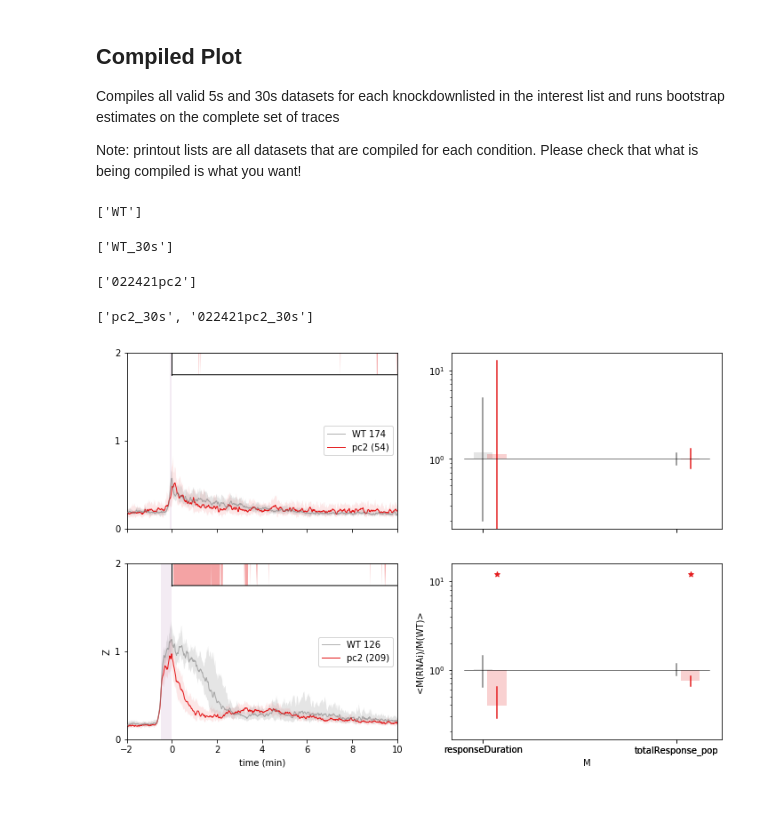
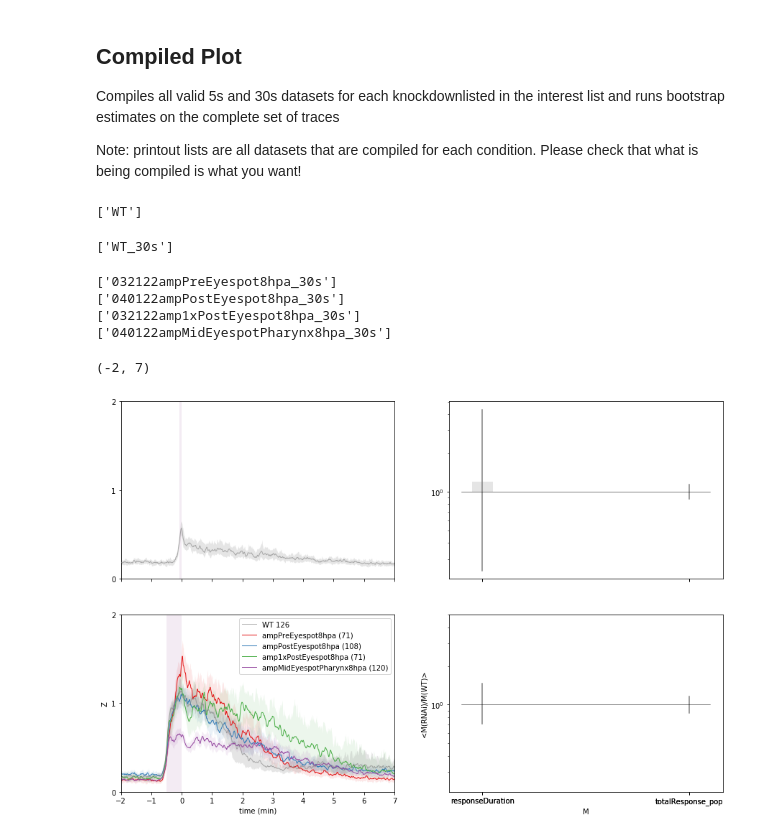
Before and after one commit to samuelbray32/behavior-lite, a Jupyter notebook: publication_rnaiCompilation.ipynb, the cells around one changed output. Saved outputs shown, nothing was run; the diff lists cells and outputs as text; code cells hidden in the pictures; blank space fills up the shorter version.

Commit message:
make bootstrap testing optional w/ stat_testing argument

```diff
--- a/publication_rnaiCompilation.ipynb
+++ b/publication_rnaiCompilation.ipynb
@@ -12,21 +12,34 @@ Compiles all valid 5s and 30s datasets for each knockdownlisted in the interest
 
 Note: printout lists are all datasets that are compiled for each condition.  Please check that what is being compiled is what you want!
 # %%
-n_boot = 3e2
+n_boot = 1e3
 statistic=np.median
 comparison = 'rel'
 #plot_subset
 drugs=0
-interest = ['pc2']#['corpusCut','spot']#['pc2','chat','gad','tbh','th','nkx','tcf1']#['spot']#['eaat12','gs','gat',]#['chat','gad','tbh',]#['snap25','vGlut']#['nkx','tcf1','arx']#['35mmBiopsyPostEyespot','corpusCut']#
-exclude = ['122721']
+interest =['caliPreRegen','if1PreRegen','estrellaPreRegen']#['pc2','chat','chat+pc2']#['WTampPreEyespot','WTampPostEyespot','WTamp1xPostEyespot','0dpa']#['tec1h']#['if1','eaat12','gat']#['syt1','if1','starve']#['if1','estrella']
+# interest=['tec1h']
+# interest = ['35mmBiopsyPostEyespot','corpusCut','WTamp1xPostEyespot',]
+#['slit']#['corpusCut','spot']#['pc2','gad','gad+pc2']#['foxq2','mblk','otxa','pknox','pou6f1','soxb2',]
+#['nkx','tcf1','arx']##['gad','pc2','gad+pc2']#
+# interest=['vibe']#['tcf1','pc2','tcf1+pc2']
+#['tbh','pc2','tbh+pc2']#['pc2','chat','gad','tbh','th','nkx','tcf1']#
+#['spot']#['eaat12','gs','gat',]#['chat','gad','tbh',]#['snap25','vGlut']#
+#
+# interest=['WTampPreEyespot','040122WTampPostEyespot','WTamp1xPostEyespot','WTampMidEyespotPharynx',]#'WTampPrePharynx','WTampPostPharynx']
+interest=['ampPreEyespot8hpa','ampPostEyespot8hpa','amp1xPostEyespot8hpa','ampMidEyespotPharynx8hpa',]
+exclude = ['syt1a','122721',]
 fig,ax = rnai_response_layered(interest,exclude,n_boot,statistic,drugs=drugs,
                               measure_compare=comparison,
-                              pulseTimes=[5,30],conf_interval=99.9)
+                              pulseTimes=[5,30],conf_interval=99, stat_testing=False)
 ax[0].set_xlim(-2,7)
-# fig.savefig('layered_pc2.svg')
+# fig.savefig('layered_sexualVerySize.png')
 # %% [output]
 ['WT']
 ['WT_30s']
-['022421pc2']
+['032122ampPreEyespot8hpa_30s']
+['040122ampPostEyespot8hpa_30s']
+['032122amp1xPostEyespot8hpa_30s']
+['040122ampMidEyespotPharynx8hpa_30s']
-['pc2_30s', '022421pc2_30s']
+(-2, 7)
-[figure, old version]
+[figure, new version]
```
Also changed, not shown: parts of 7 cells of this notebook.
